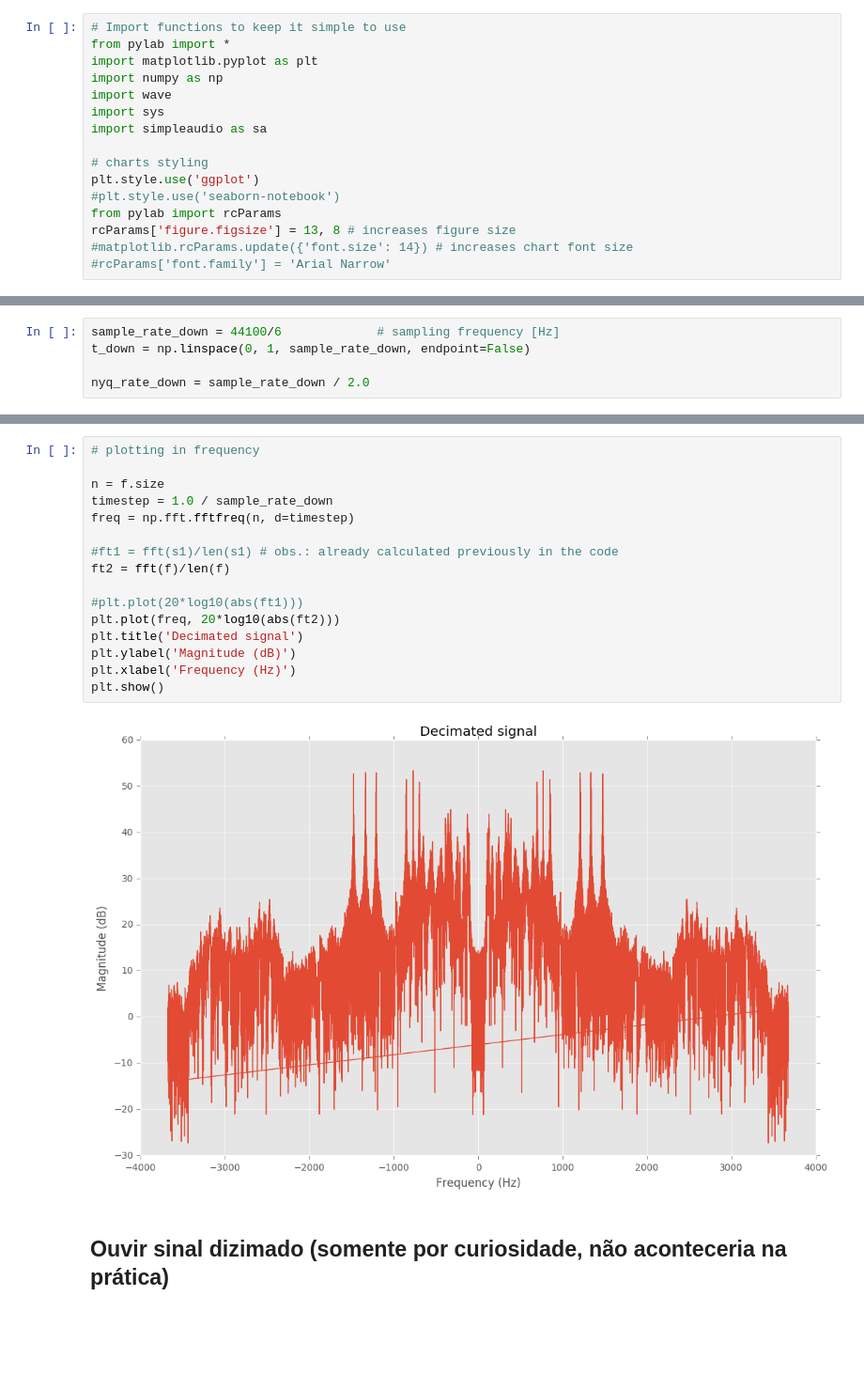
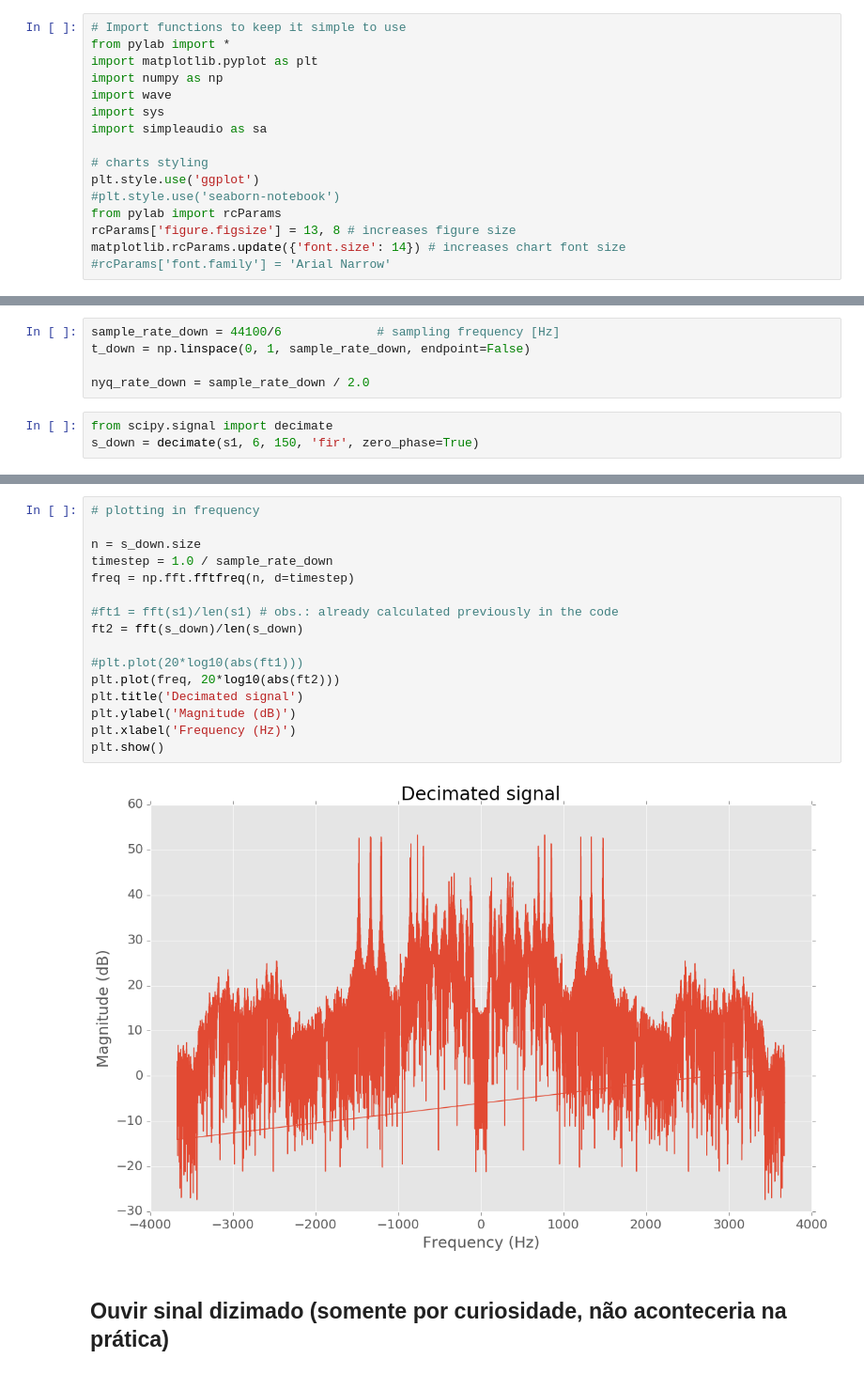
Before and after one commit to lpillmann/ufsc-dsp, a Jupyter notebook: homework/homework-filter-design-with-audio.ipynb, the cells around one changed output, grey strips where cells are left out. Shown at 94% size. Drawn from its saved outputs; the diff is of its cells as text; blank space fills up the shorter version.

```diff
--- a/homework/homework-filter-design-with-audio.ipynb
+++ b/homework/homework-filter-design-with-audio.ipynb
@@ -17,7 +17,7 @@ plt.style.use('ggplot')
 #plt.style.use('seaborn-notebook')
 from pylab import rcParams
 rcParams['figure.figsize'] = 13, 8 # increases figure size
-#matplotlib.rcParams.update({'font.size': 14}) # increases chart font size
+matplotlib.rcParams.update({'font.size': 14}) # increases chart font size
 #rcParams['font.family'] = 'Arial Narrow'
 # %%
 #plt.style.available
@@ -318,4 +316,7 @@ sample_rate_down = 44100/6             # sampling frequency [Hz]
 t_down = np.linspace(0, 1, sample_rate_down, endpoint=False)
 
 nyq_rate_down = sample_rate_down / 2.0
+# %%
+from scipy.signal import decimate
+s_down = decimate(s1, 6, 150, 'fir', zero_phase=True)
 # %%
@@ -335,21 +336,21 @@ Bits por amostra             : 16
 # %%
 # plotting in frequency
 
-n = f.size
+n = s_down.size
 timestep = 1.0 / sample_rate_down
 freq = np.fft.fftfreq(n, d=timestep)
 
 #ft1 = fft(s1)/len(s1) # obs.: already calculated previously in the code
-ft2 = fft(f)/len(f)
+ft2 = fft(s_down)/len(s_down)
 
 #plt.plot(20*log10(abs(ft1)))
 plt.plot(freq, 20*log10(abs(ft2)))
 plt.title('Decimated signal')
 plt.ylabel('Magnitude (dB)')
 plt.xlabel('Frequency (Hz)')
 plt.show()
 # %% [output]
-[figure, old version]
+[figure, new version]
 # %% [markdown]
 ## Ouvir sinal dizimado (somente por curiosidade, não aconteceria na prática)
 # %%
```
Also changed, not shown: parts of 19 cells of this notebook.
